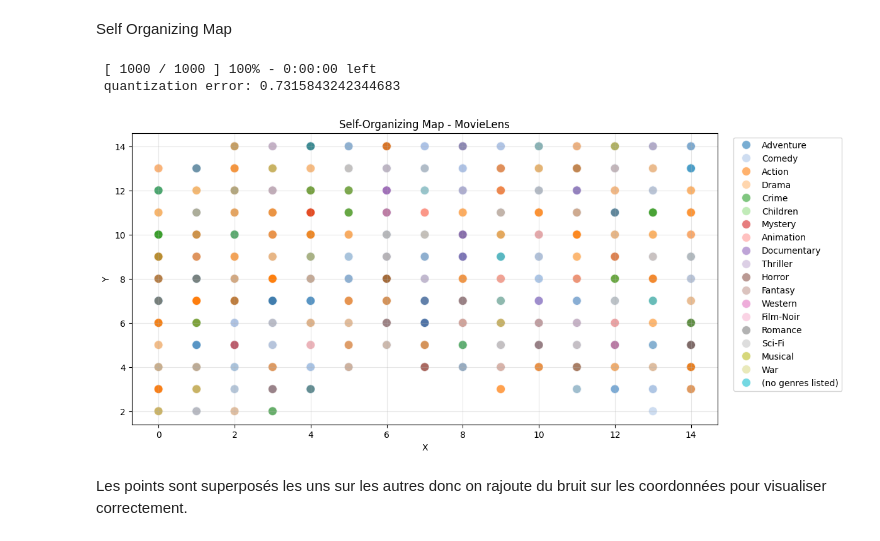
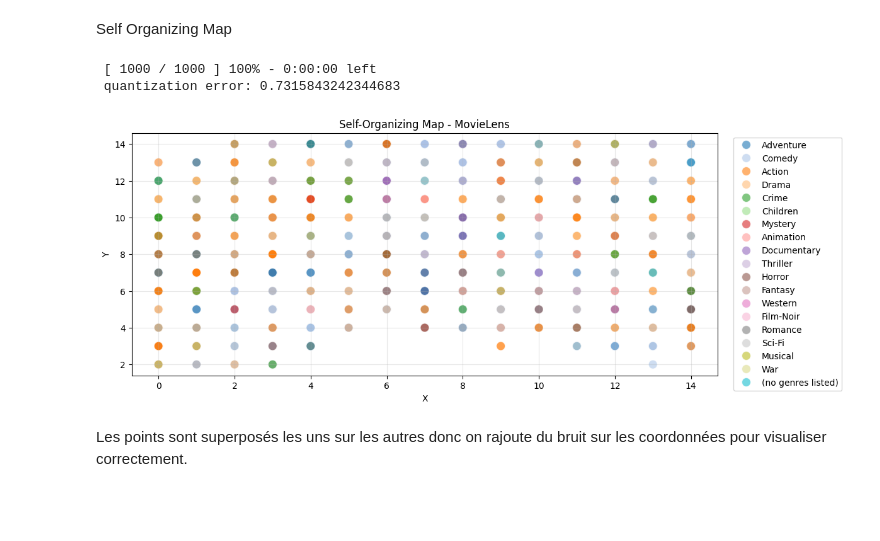
Before and after one commit to BALAKUMARKalai/Big_Data_Project, a Jupyter notebook: notebook1.ipynb, the cells around one changed output. Saved outputs shown, nothing was run; the diff lists cells and outputs as text; code cells hidden in the pictures; blank space fills up the shorter version.

```diff
--- a/notebook1.ipynb
+++ b/notebook1.ipynb
@@ -279,24 +275,24 @@ Self Organizing Map
 # %%
 from minisom import MiniSom
 
 X_dense = X_combined.toarray()
 som = MiniSom(x =15,y = 15, input_len = X_dense.shape[1],sigma = 1.5, learning_rate = 0.5, random_seed = 42)
 som.train_random(X_dense, num_iteration = 1000, verbose = True)
 som_coords = np.array([som.winner(x) for x in X_dense])
 
 df_som = pd.DataFrame(som_coords, columns=['X', 'Y'])
 df_som['Class'] = df_final['genres'].str.split('|').str[0].values
 
-plt.figure(figsize=(12, 6))
+plt.figure(figsize=(12, 5))
 sns.scatterplot(data=df_som, x='X', y='Y', hue='Class', palette='tab20', s=100, alpha=0.6)
 plt.title('Self-Organizing Map - MovieLens')
 plt.legend(bbox_to_anchor=(1.02, 1), loc='upper left')
 plt.grid(True, alpha=0.3)
 plt.show()
 # %% [output]
  [ 1000 / 1000 ] 100% - 0:00:00 left
  quantization error: 0.7315843242344683
-[figure, old version]
+[figure, new version]
 # %% [markdown]
 Les points sont superposés les uns sur les autres donc on rajoute du bruit sur les coordonnées pour visualiser correctement.
 # %%
```
Also changed, not shown: parts of 14 cells of this notebook, 2 other files.
